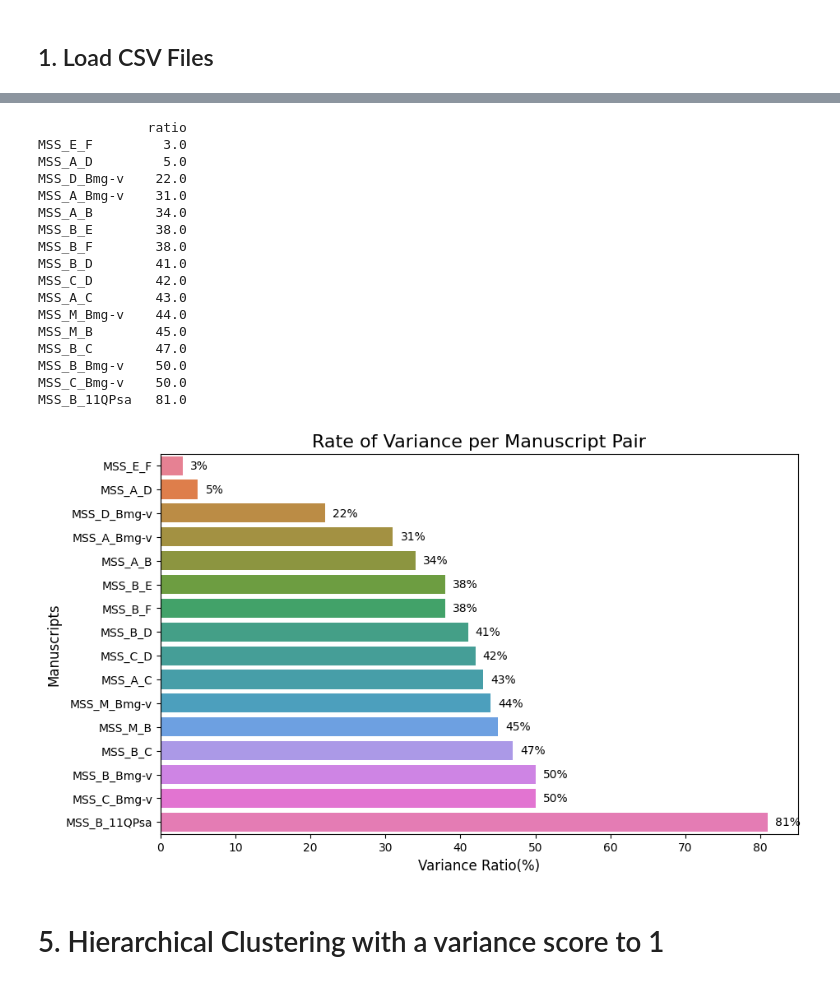
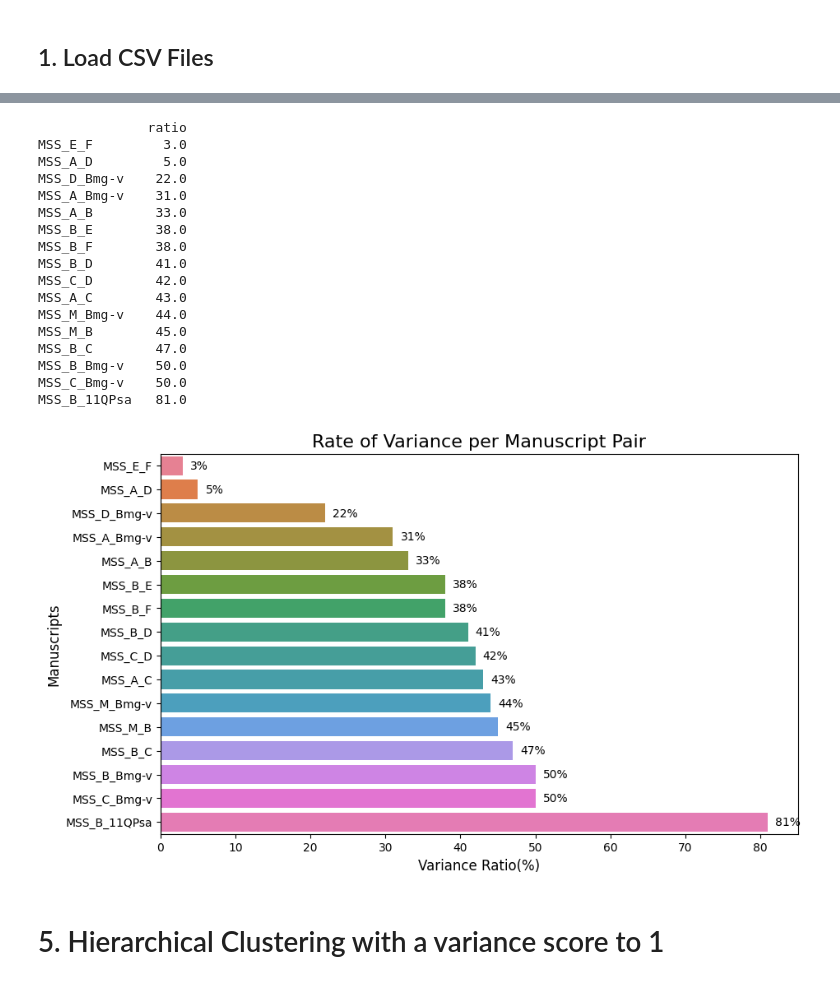
Before and after one commit to metz-theolab/Variant_Analysis_of_Ben_Sira_Hebrew_Manuscripts, a Jupyter notebook: Variant_Analysis.ipynb, the cells around one changed output, grey strips where cells are left out. Drawn from its saved outputs; the diff is of its cells as text; code cells hidden in the pictures.

```diff
--- a/Variant_Analysis.ipynb
+++ b/Variant_Analysis.ipynb
@@ -224,0 +179,38 @@ Exemple a small fragment with overlap of two words, and the to words being diffe
+# %%
+def count_words(dataframes: dict[str, pd.DataFrame]) -> None:
+    """
+    Count the number of words
+
+    Arg:
+    dataframes(dict) = the dataframes of the collation
+
+    Return:
+
+    """
+    local_count = {}
+    # Loop on each data frame in each csv
+    for filename, df in dataframes.items():
+        # select the name of columns "MS_" but excluding marginal notes "_mg"
+        ms_columns = [col for col in df.columns if "MS_" in col and "_mg" not in col]
+
+        local_count[filename] = {}
+        local_count[filename]["words_ms_1"] = df[ms_columns[0]].notna().sum() #Number of words in col 1
+        local_count[filename]["words_ms_2"] = df[ms_columns[1]].notna().sum() #Number of words in col 2
+        local_count[filename]["words_alligned"] = df[df[ms_columns[0]].notna() & df[ms_columns[1]].notna()].shape[0] #number of aligned words
+        local_count[filename]["Words_not_alligned"] = df[(df[ms_columns[1]].notna() & df[ms_columns[0]].isna()) | (df[ms_columns[0]].notna() & df[ms_columns[1]].isna())].shape[0] #number of words not aligned
+
+
+
+        variants = df.groupby('Categories').size().to_dict() # Create a dictionary of the number of item in each category
+
+        #Calculate the percentage of each category in relation to the number of aligned and non-aligned words
+        for variant in variants:
+            local_count[filename][variant] = variants[variant]# * 100 / (local_count[filename]["words_alligned"] + local_count[filename]["Words_not_alligned"])
+
+        #Calculate the total number of Variants (outside of Same and Unclassifiable)
+        local_count[filename]["n_variants"] = df[df['Categories'].notna() & ~df['Categories'].str.strip().isin(['Same', 'Unclassifiable'])].shape[0]
+
+    display(pd.DataFrame.from_dict(local_count).round(1).T.fillna(""))
+    return local_count
+
+words_count = count_words(dataframes_virtual)
@@ -225,4 +318,9 @@ Exemple a small fragment with overlap of two words, and the to words being diffe
 # %%
+"""
+SUPPRIMER
+"""
+
+
 """
 Ratio of variations
 """
@@ -234,7 +332,7 @@ def ratio_variance(dfs: dict[str, pd.DataFrame]) -> pd.DataFrame:
     variations = {}
 
     for filename, df in dfs.items():
-
+        df['Categories'] = df['Categories'].str.strip()
         #Deletion of “Unclassifiable” lines
         df = df[df['Categories'] != 'Unclassifiable']
 
@@ -266,35 +364,35 @@ def ratio_variance(dfs: dict[str, pd.DataFrame]) -> pd.DataFrame:
     plt.title("Rate of Variance per Manuscript Pair without score", fontsize=16)
 
     # Ajouter un titre et des labels
     plt.title("Rate of Variance per Manuscript Pair", fontsize=16)
     plt.xlabel("Variance Ratio(%)", fontsize=12)
     plt.ylabel("Manuscripts", fontsize=12)
 
     # Afficher le graphique
     plt.show()
     #print("Index du DataFrame final :", df.index.tolist())
     return df
 
 ratio = ratio_variance(dataframes_virtual)
 # %% [output]
               ratio
 MSS_E_F         3.0
 MSS_A_D         5.0
 MSS_D_Bmg-v    22.0
 MSS_A_Bmg-v    31.0
-MSS_A_B        34.0
+MSS_A_B        33.0
 MSS_B_E        38.0
 MSS_B_F        38.0
 MSS_B_D        41.0
 MSS_C_D        42.0
 MSS_A_C        43.0
 MSS_M_Bmg-v    44.0
 MSS_M_B        45.0
 MSS_B_C        47.0
 MSS_B_Bmg-v    50.0
 MSS_C_Bmg-v    50.0
 MSS_B_11QPsa   81.0
-[figure, old version]
+[figure, new version]
 # %% [markdown]
 # 5. Hierarchical Clustering with a variance score to 1
 # %%
```
Also changed, not shown: parts of 35 cells of this notebook.
